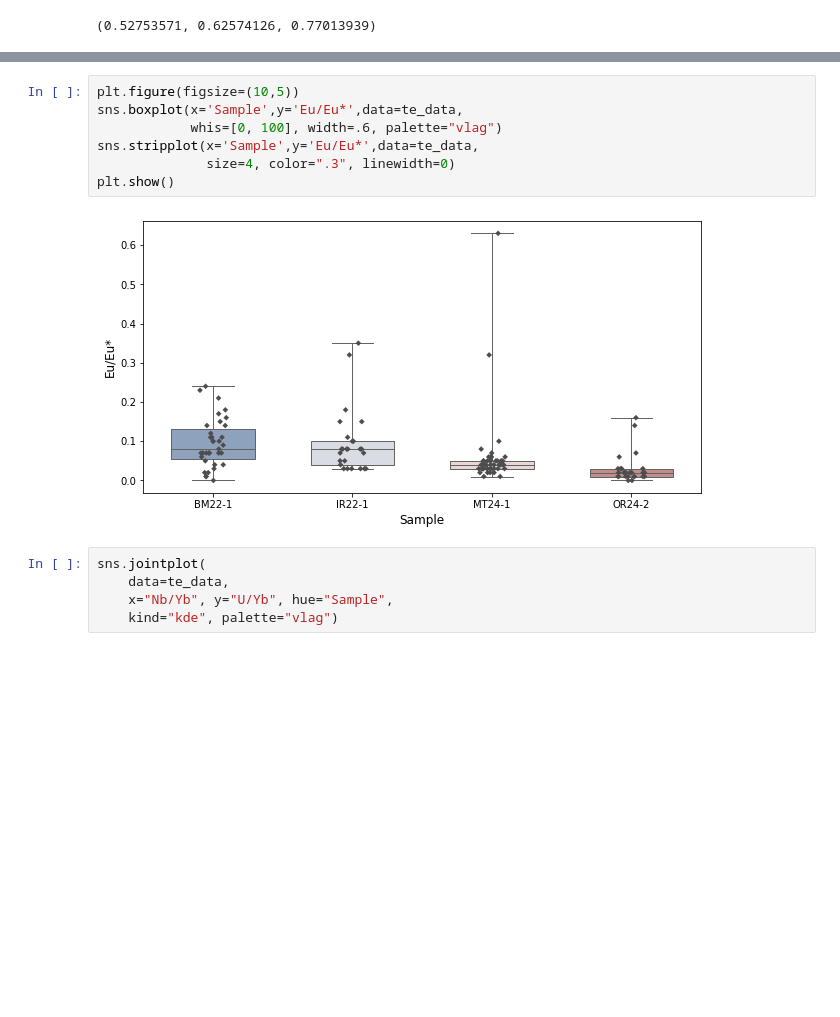
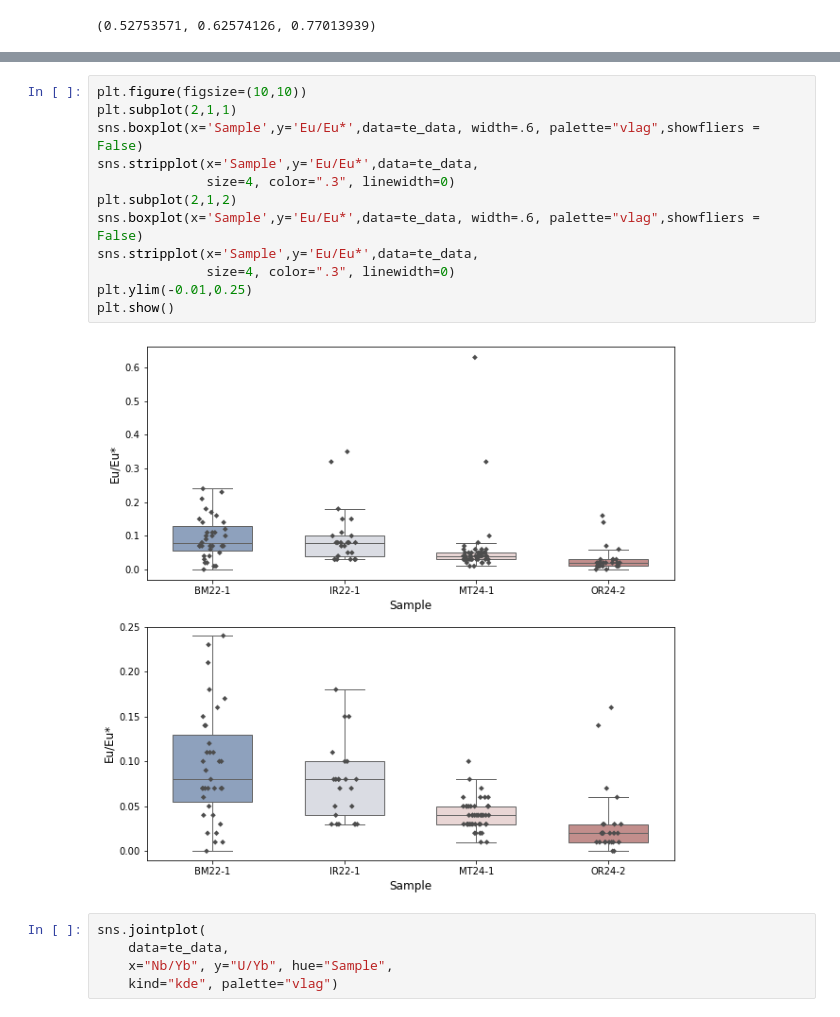
Before and after one commit to Swanson-Hysell-Group/Northbrae_Volcanics, a Jupyter notebook: code/trace_elements.ipynb, the cells around one changed output, grey strips where cells are left out. Saved outputs shown, nothing was run; the diff lists cells and outputs as text; blank space fills up the shorter version.

Commit message:
add subplot zooming in on Eu

```diff
--- a/code/trace_elements.ipynb
+++ b/code/trace_elements.ipynb
@@ -85,12 +85,17 @@ plt.show()
 # %%
-plt.figure(figsize=(10,5))
-sns.boxplot(x='Sample',y='Eu/Eu*',data=te_data,
-            whis=[0, 100], width=.6, palette="vlag")
+plt.figure(figsize=(10,10))
+plt.subplot(2,1,1)
+sns.boxplot(x='Sample',y='Eu/Eu*',data=te_data, width=.6, palette="vlag",showfliers = False)
 sns.stripplot(x='Sample',y='Eu/Eu*',data=te_data,
               size=4, color=".3", linewidth=0)
+plt.subplot(2,1,2)
+sns.boxplot(x='Sample',y='Eu/Eu*',data=te_data, width=.6, palette="vlag",showfliers = False)
+sns.stripplot(x='Sample',y='Eu/Eu*',data=te_data,
+              size=4, color=".3", linewidth=0)
+plt.ylim(-0.01,0.25)
 plt.show()
 # %% [output]
-[figure, old version]
+[figure, new version]
 # %%
 sns.jointplot(
     data=te_data,
```
Also changed, not shown: parts of 1 cell of this notebook.
